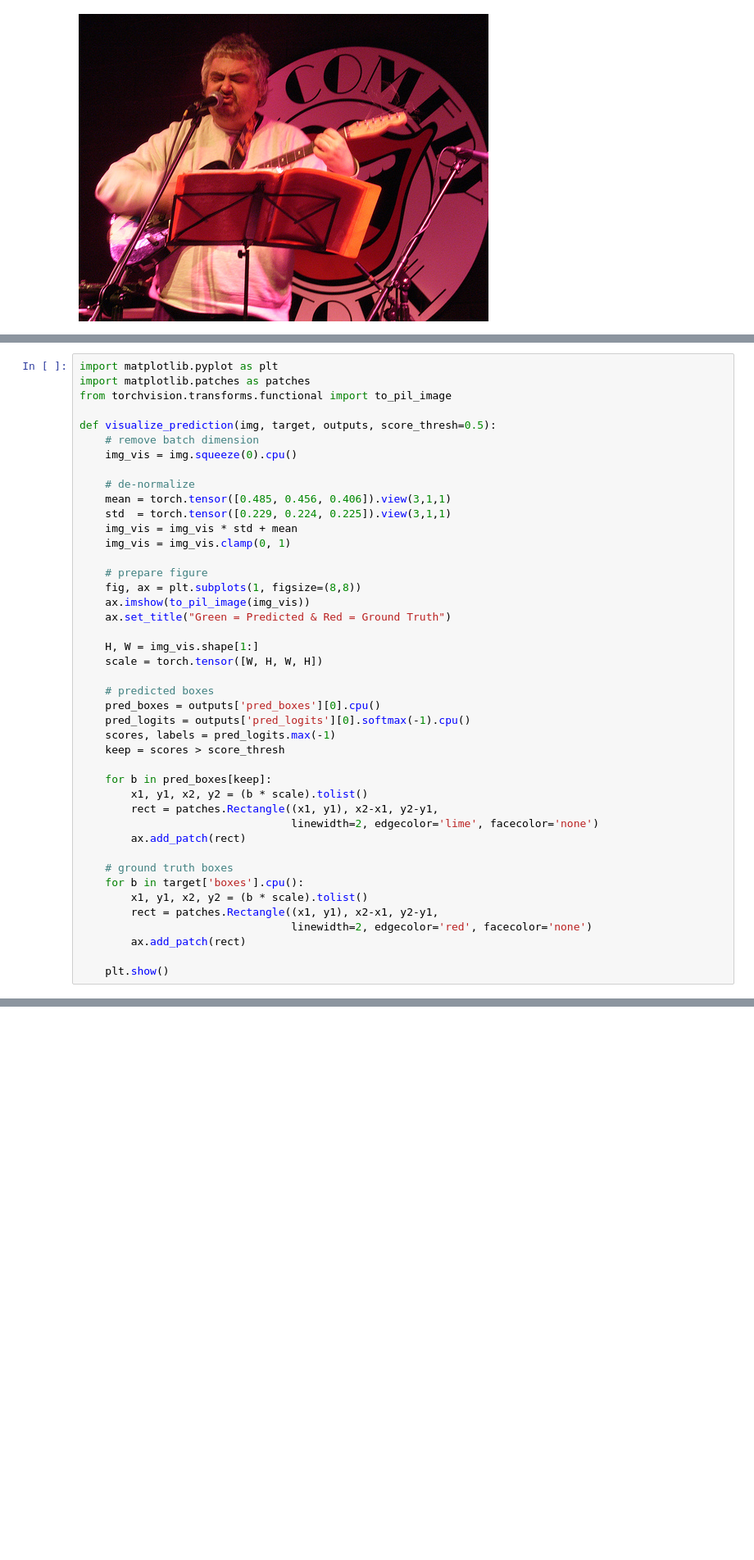
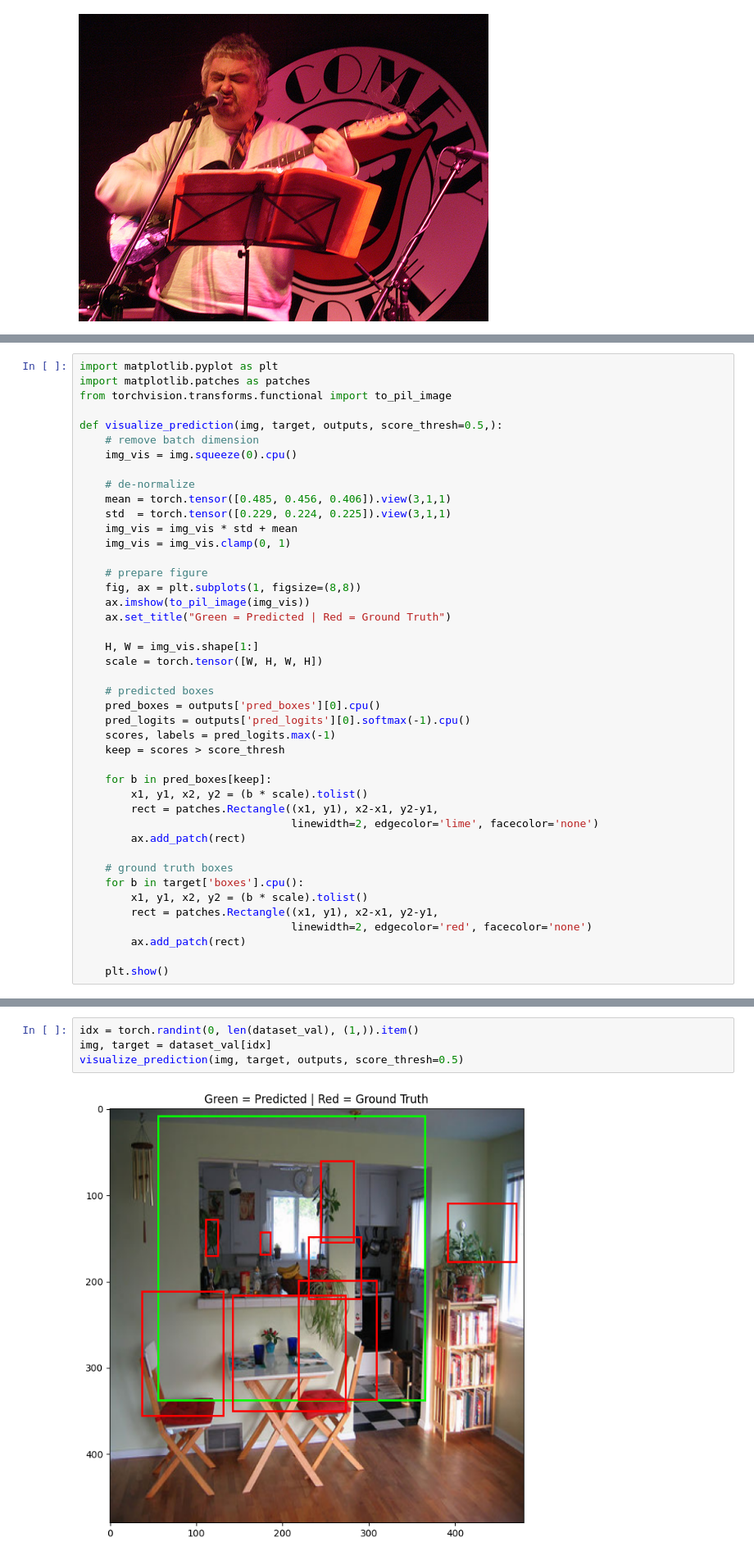
Before and after one commit to Portia-dot/VisionAndMultimodalTransformers, a Jupyter notebook: DETR.ipynb, the cells around one changed output, grey strips where cells are left out. Shown at 82% size. Saved outputs shown, nothing was run; the diff lists cells and outputs as text; blank space fills up the shorter version.

```diff
--- a/DETR.ipynb
+++ b/DETR.ipynb
@@ -737,7 +735,7 @@ import matplotlib.pyplot as plt
 import matplotlib.patches as patches
 from torchvision.transforms.functional import to_pil_image
 
-def visualize_prediction(img, target, outputs, score_thresh=0.5):
+def visualize_prediction(img, target, outputs, score_thresh=0.5,):
     # remove batch dimension
     img_vis = img.squeeze(0).cpu()
 
@@ -750,7 +748,7 @@ def visualize_prediction(img, target, outputs, score_thresh=0.5):
     # prepare figure
     fig, ax = plt.subplots(1, figsize=(8,8))
     ax.imshow(to_pil_image(img_vis))
-    ax.set_title("Green = Predicted & Red = Ground Truth")
+    ax.set_title("Green = Predicted | Red = Ground Truth")
 
     H, W = img_vis.shape[1:]
     scale = torch.tensor([W, H, W, H])
@@ -781,0 +776,6 @@ visualize_prediction(img, target, outputs)
+# %%
+idx = torch.randint(0, len(dataset_val), (1,)).item()
+img, target = dataset_val[idx]
+visualize_prediction(img, target, outputs, score_thresh=0.5)
+# %% [output]
+[figure, added]
```
Also changed, not shown: parts of 2 cells of this notebook.
